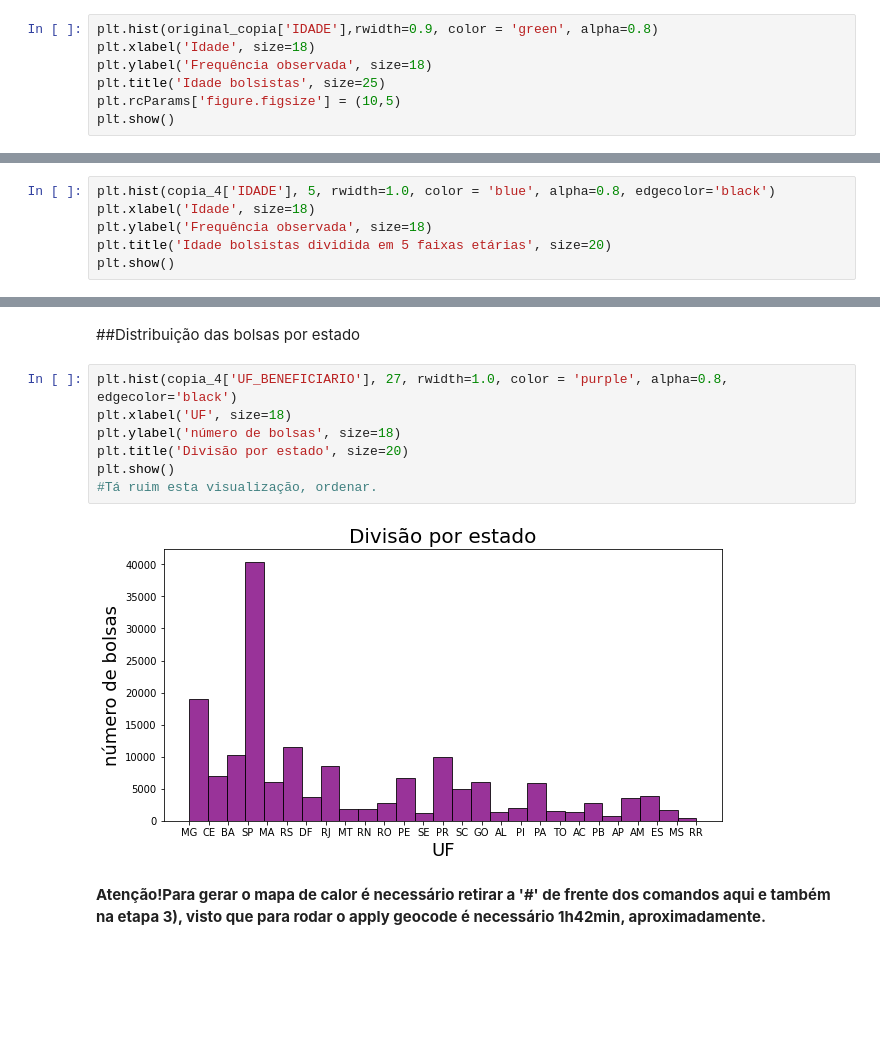
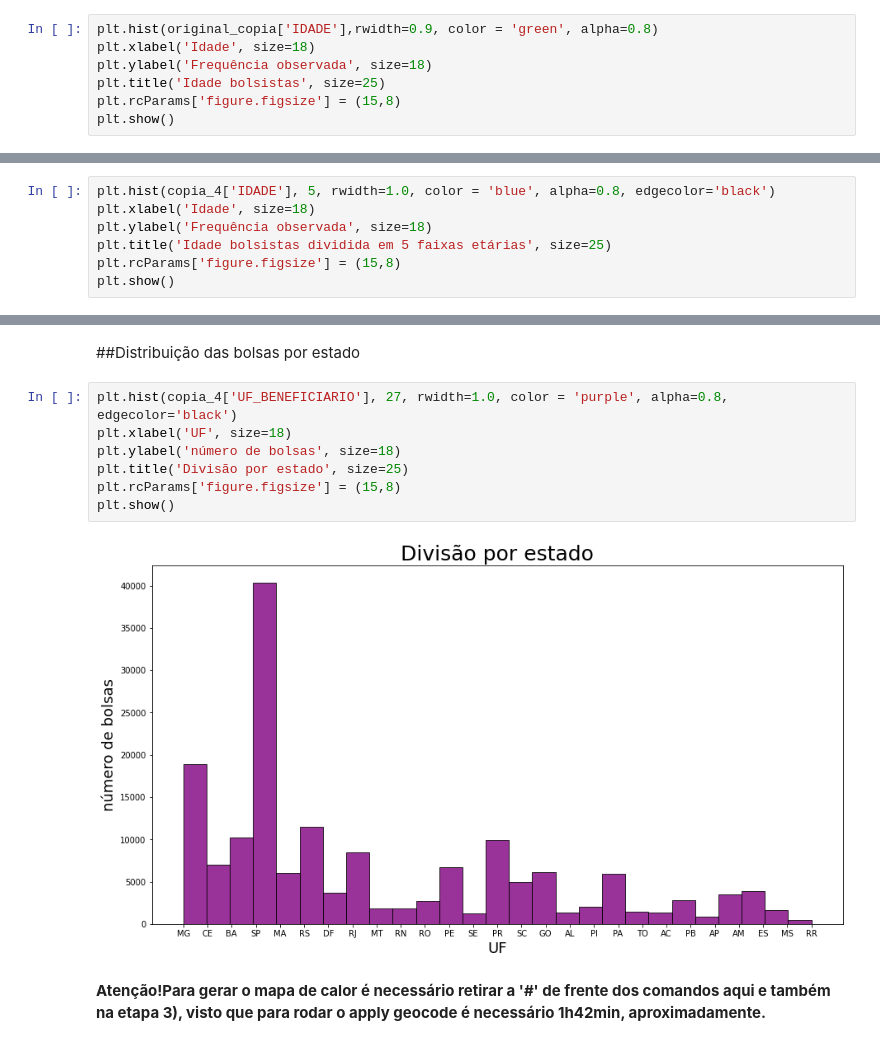
Before and after one commit to jaquelinecella/Analise_Exploratoria_Pandas, a Jupyter notebook: Projeto_2.ipynb, the cells around one changed output, grey strips where cells are left out. Drawn from its saved outputs; the diff is of its cells as text; blank space fills up the shorter version.

```diff
--- a/Projeto_2.ipynb
+++ b/Projeto_2.ipynb
@@ -831,6 +980,6 @@ plt.hist(original_copia['IDADE'],rwidth=0.9, color = 'green', alpha=0.8)
 plt.xlabel('Idade', size=18)
 plt.ylabel('Frequência observada', size=18)
 plt.title('Idade bolsistas', size=25)
-plt.rcParams['figure.figsize'] = (10,5)
+plt.rcParams['figure.figsize'] = (15,8)
 plt.show()
 # %% [output]
@@ -841,6 +990,7 @@ plt.show()
 plt.hist(copia_4['IDADE'], 5, rwidth=1.0, color = 'blue', alpha=0.8, edgecolor='black')
 plt.xlabel('Idade', size=18)
 plt.ylabel('Frequência observada', size=18)
-plt.title('Idade bolsistas dividida em 5 faixas etárias', size=20)
+plt.title('Idade bolsistas dividida em 5 faixas etárias', size=25)
+plt.rcParams['figure.figsize'] = (15,8)
 plt.show()
 # %% [output]
@@ -850,12 +1000,12 @@ plt.show()
 # %%
 plt.hist(copia_4['UF_BENEFICIARIO'], 27, rwidth=1.0, color = 'purple', alpha=0.8, edgecolor='black')
 plt.xlabel('UF', size=18)
 plt.ylabel('número de bolsas', size=18)
-plt.title('Divisão por estado', size=20)
+plt.title('Divisão por estado', size=25)
+plt.rcParams['figure.figsize'] = (15,8)
 plt.show()
-#Tá ruim esta visualização, ordenar.
 # %% [output]
-[figure, old version]
+[figure, new version]
 # %% [markdown]
 **Atenção!Para gerar o mapa de calor é necessário retirar a '#' de frente dos comandos aqui e também na etapa 3), visto que para rodar o apply geocode é necessário 1h42min, aproximadamente.**
 # %% [markdown]
```
Also changed, not shown: parts of 37 cells of this notebook.
